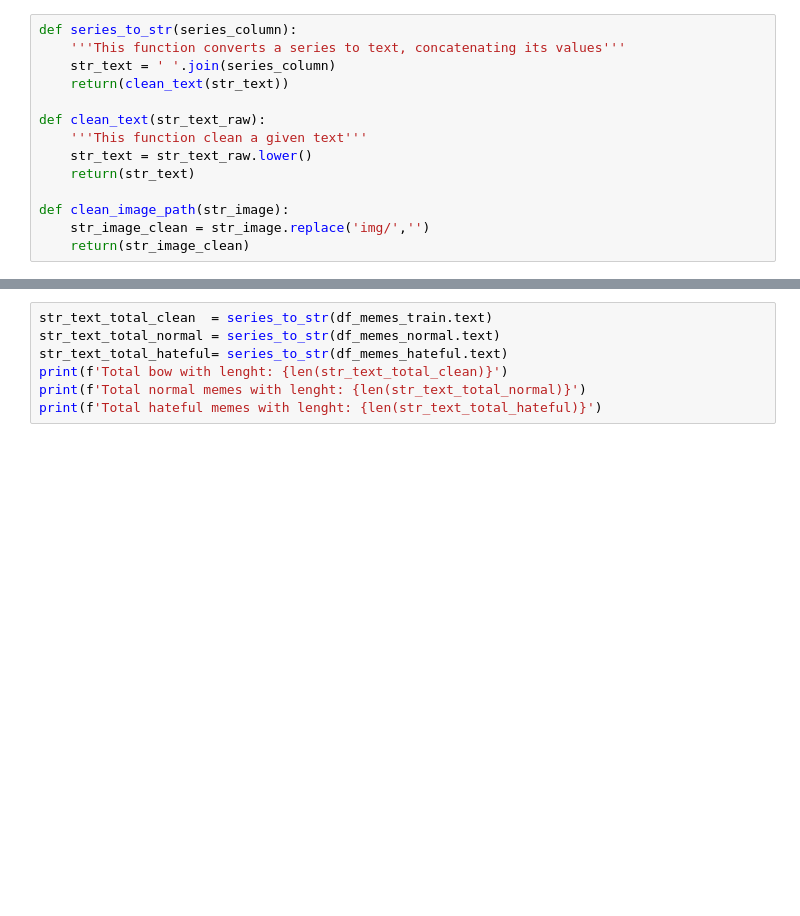
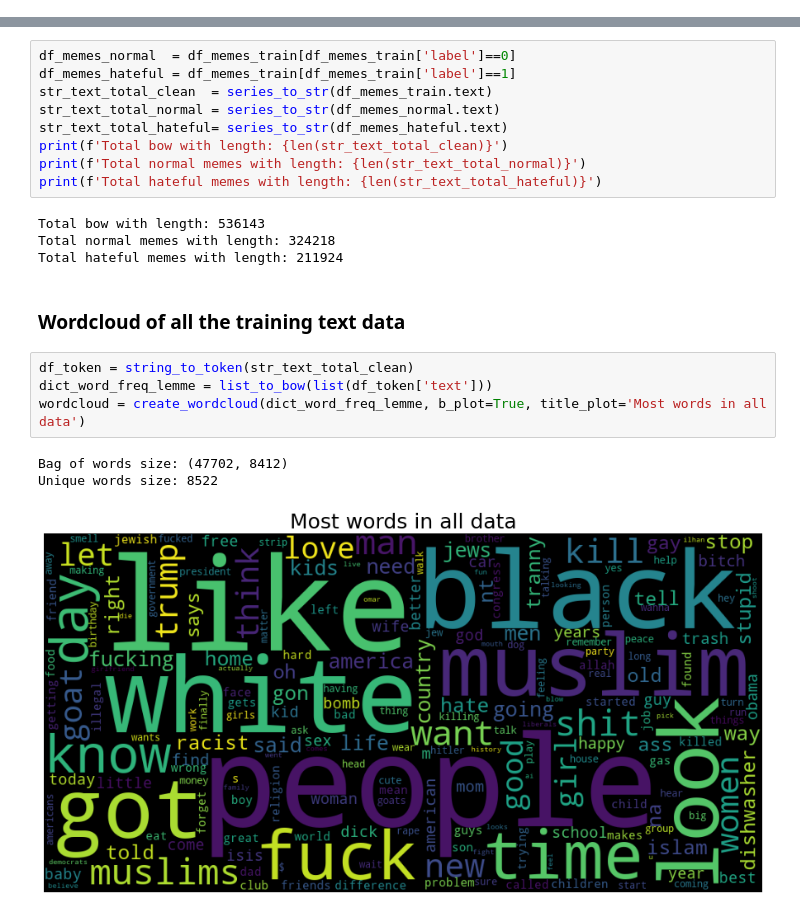
Before and after one commit to kalilu/meme_hateful_detection, a Jupyter notebook: notebooks/1.Intro_and_EDA.ipynb, the cells around one changed output, grey strips where cells are left out. Drawn from its saved outputs; the diff is of its cells as text; blank space fills up the shorter version.

```diff
--- a/notebooks/1.Intro_and_EDA.ipynb
+++ b/notebooks/1.Intro_and_EDA.ipynb
@@ -84,14 +234,0 @@ df_memes_test.count()
-# %%
-def series_to_str(series_column):
-    '''This function converts a series to text, concatenating its values'''
-    str_text = ' '.join(series_column)
-    return(clean_text(str_text))
-
-def clean_text(str_text_raw):
-    '''This function clean a given text'''
-    str_text = str_text_raw.lower()
-    return(str_text)
-
-def clean_image_path(str_image):
-    str_image_clean = str_image.replace('img/','')
-    return(str_image_clean)
@@ -172,7 +272,23 @@ def apply_lemma(string):
 # %%
+df_memes_normal  = df_memes_train[df_memes_train['label']==0]
+df_memes_hateful = df_memes_train[df_memes_train['label']==1]
 str_text_total_clean  = series_to_str(df_memes_train.text)
 str_text_total_normal = series_to_str(df_memes_normal.text)
 str_text_total_hateful= series_to_str(df_memes_hateful.text)
-print(f'Total bow with lenght: {len(str_text_total_clean)}')
-print(f'Total normal memes with lenght: {len(str_text_total_normal)}')
-print(f'Total hateful memes with lenght: {len(str_text_total_hateful)}')
+print(f'Total bow with length: {len(str_text_total_clean)}')
+print(f'Total normal memes with length: {len(str_text_total_normal)}')
+print(f'Total hateful memes with length: {len(str_text_total_hateful)}')
+# %% [output]
+Total bow with length: 536143
+Total normal memes with length: 324218
+Total hateful memes with length: 211924
+# %% [markdown]
+### Wordcloud of all the training text data
+# %%
+df_token = string_to_token(str_text_total_clean)
+dict_word_freq_lemme = list_to_bow(list(df_token['text']))
+wordcloud = create_wordcloud(dict_word_freq_lemme, b_plot=True, title_plot='Most words in all data')
+# %% [output]
+Bag of words size: (47702, 8412)
+Unique words size: 8522
+[figure, added]
```
Also changed, not shown: parts of 41 cells of this notebook, 51 other files.
